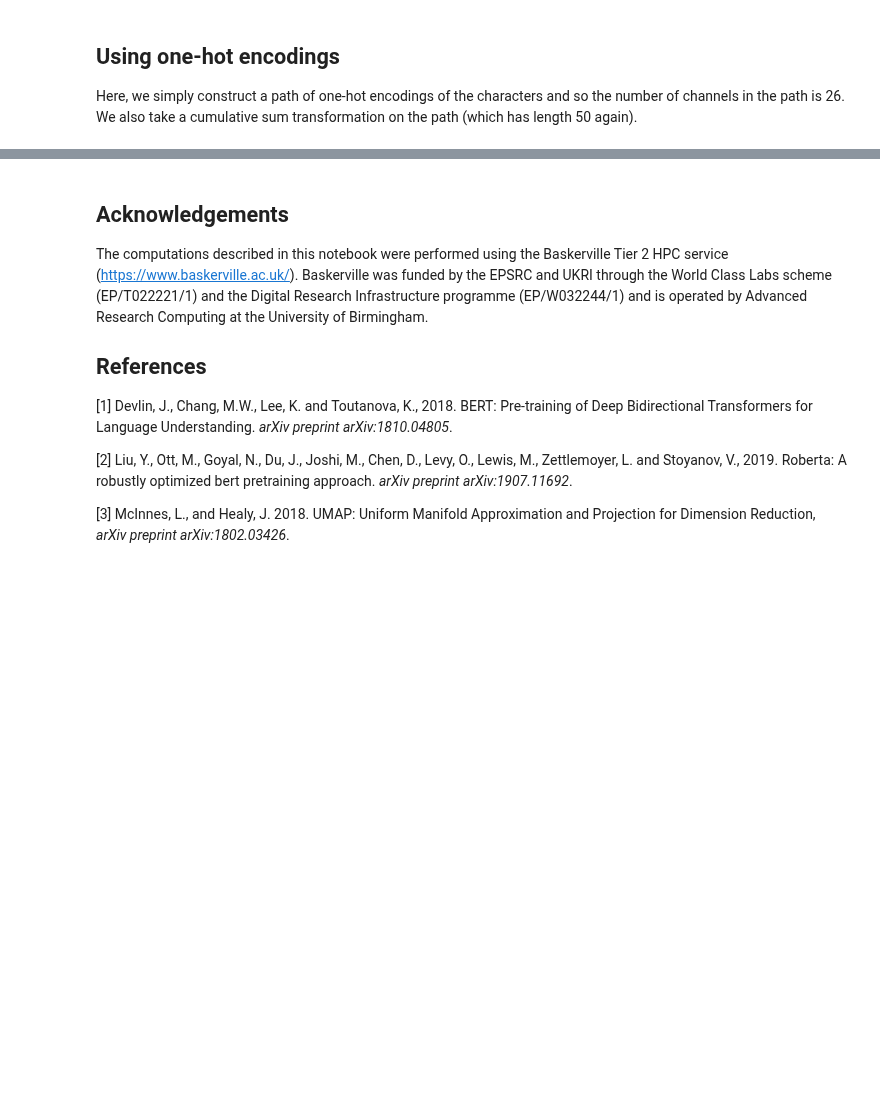
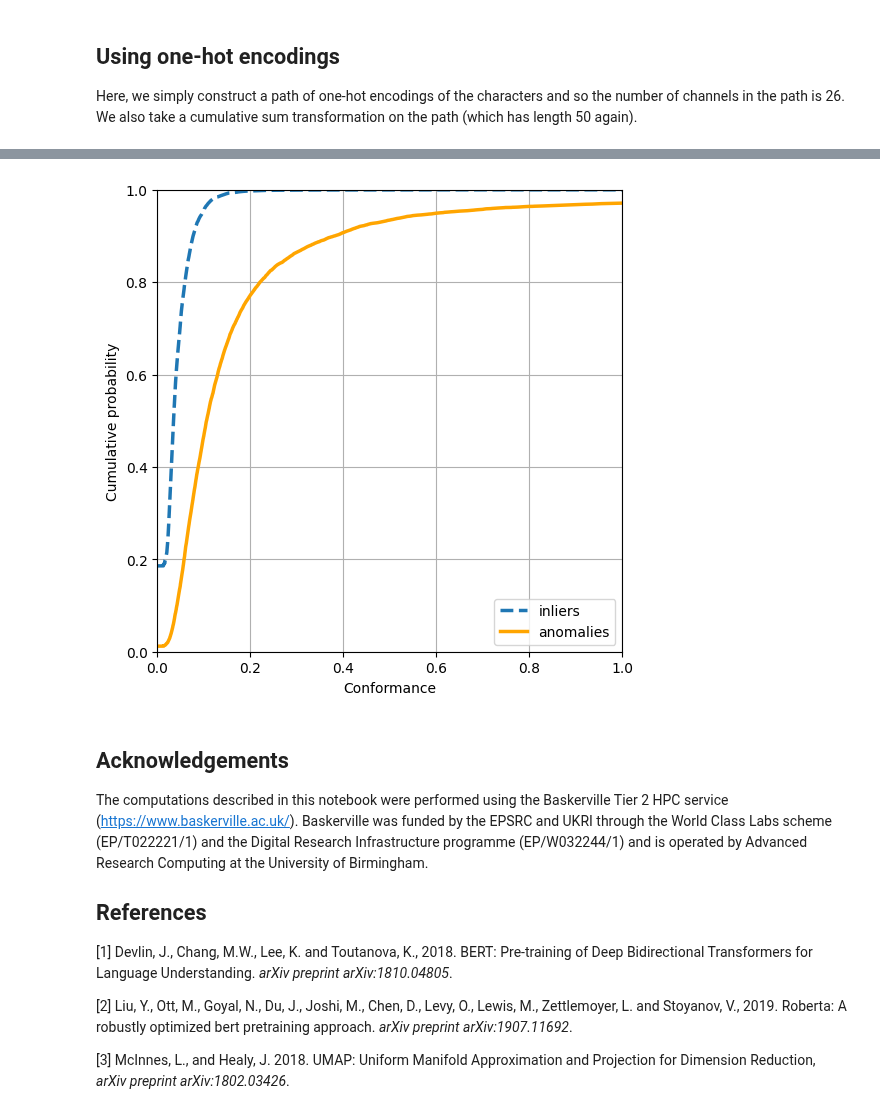
Before and after one commit to datasig-ac-uk/signature_applications, a Jupyter notebook: anomaly_detection_language_dataset/alphabet_analysis.ipynb, the cells around one changed output, grey strips where cells are left out. Saved outputs shown, nothing was run; the diff lists cells and outputs as text; code cells hidden in the pictures; blank space fills up the shorter version.

```diff
--- a/anomaly_detection_language_dataset/alphabet_analysis.ipynb
+++ b/anomaly_detection_language_dataset/alphabet_analysis.ipynb
@@ -518,3 +906,14 @@ compute_scores(main_corpus=english_word_one_hot_signatures,
+# %%
+# plot CDF
+plot_cdf_given_dists(
+    inlier_dists_one_hot,
+    outlier_dists_one_hot,
+    bins=10000000,
+    title=f"",
+    xrange=(0, 1)
+)
+# %% [output]
+[figure, added]
 # %% [markdown]
 ## Acknowledgements
 
```
Also changed, not shown: parts of 80 cells of this notebook, 1 other file.
